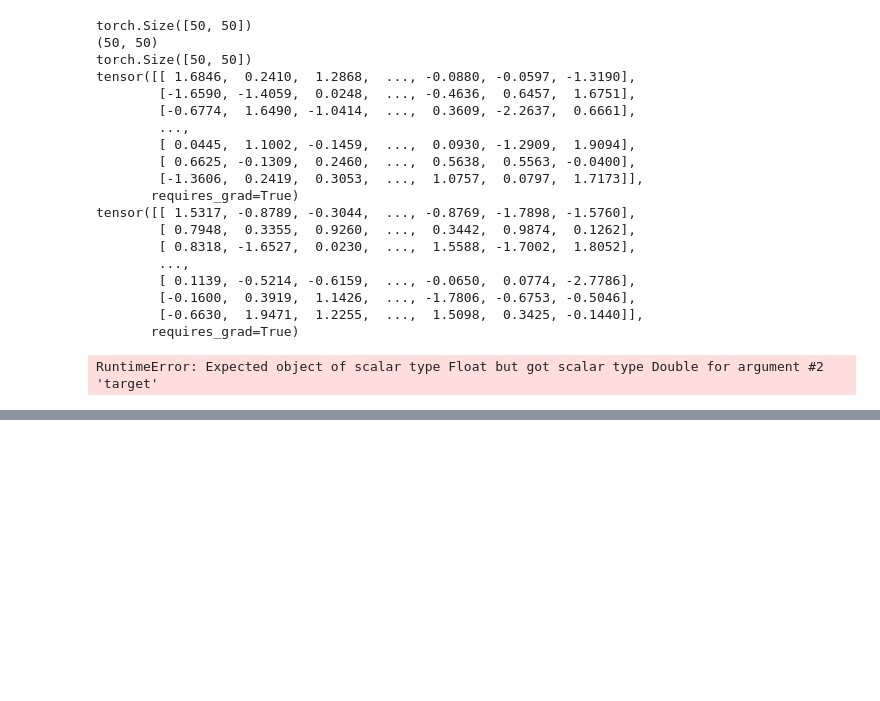
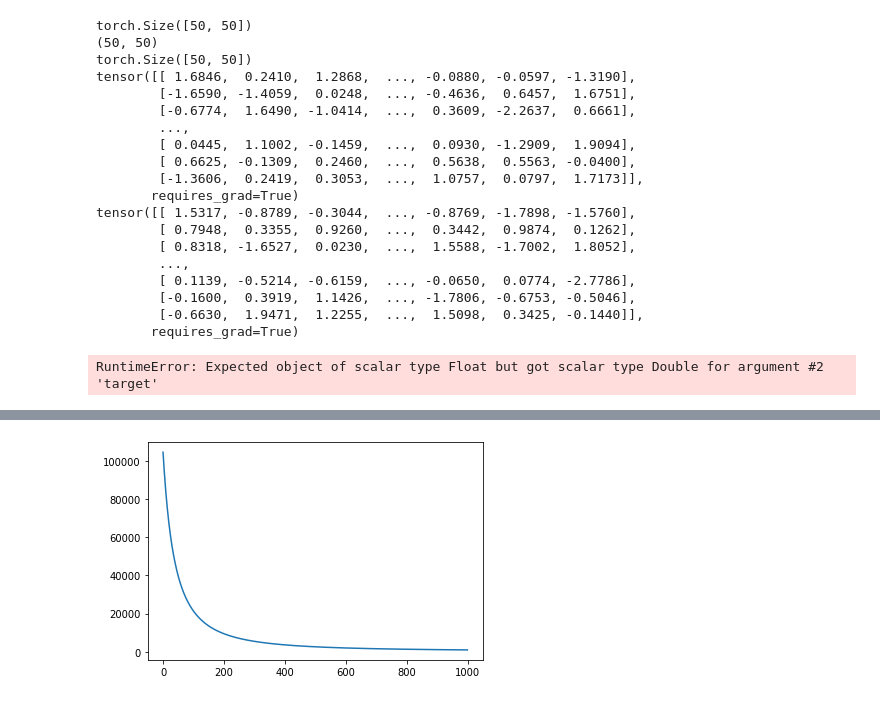
Before and after one commit to MouseLand/EnsemblePursuit, a Jupyter notebook: Simulations/NMFNotebook.ipynb, the cells around one changed output, grey strips where cells are left out. Saved outputs shown, nothing was run; the diff lists cells and outputs as text; code cells hidden in the pictures; blank space fills up the shorter version.

```diff
--- a/Simulations/NMFNotebook.ipynb
+++ b/Simulations/NMFNotebook.ipynb
@@ -151,0 +220,7 @@ tensor(82584.0078, grad_fn=<MseLossBackward>)
+# %%
+nr_components=25
+nr_timepoints=50
+nr_neurons=50
+U,V=fit_NMF(X,25)
+# %% [output]
+[figure, added]
```
Also changed, not shown: parts of 4 cells of this notebook, 2 other files.
